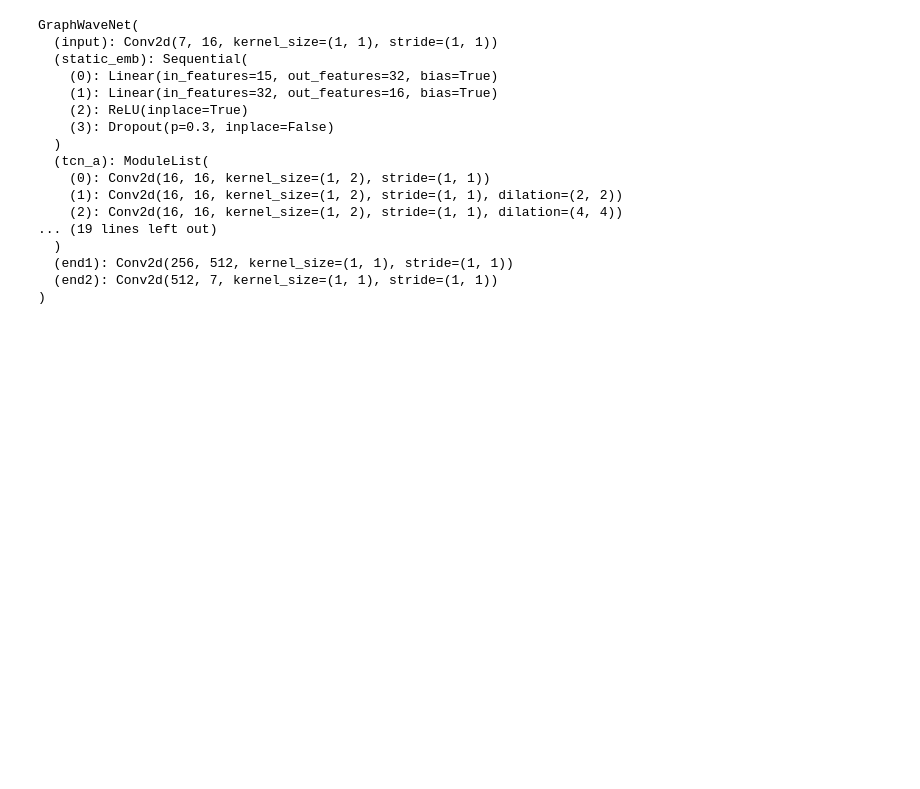
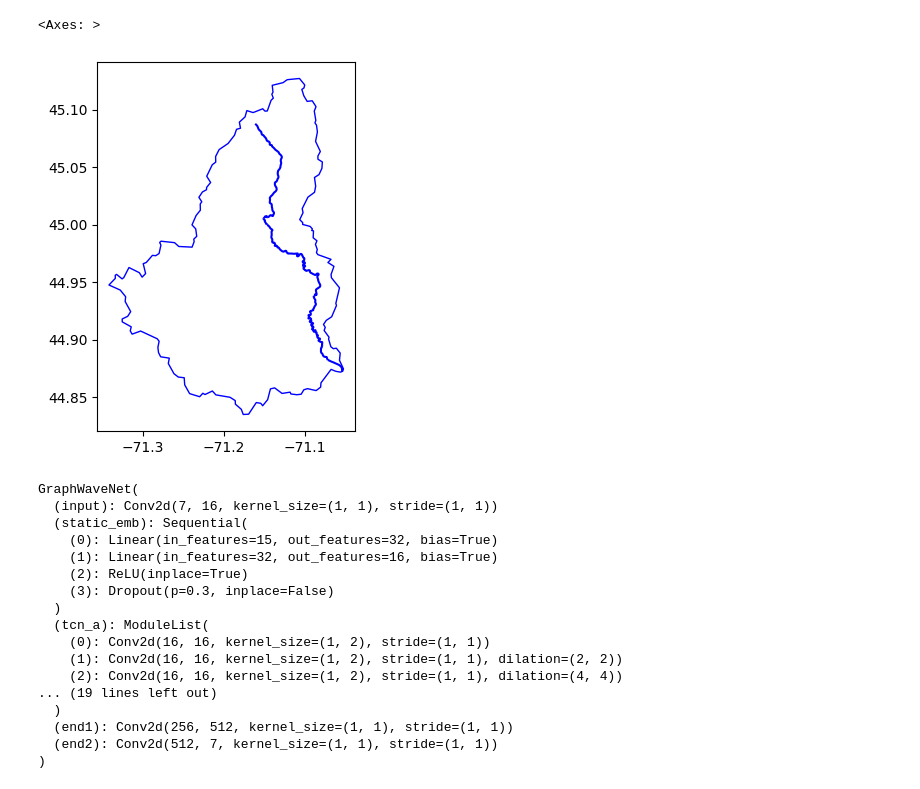
Before and after one commit to undertow515/GATWN, a Jupyter notebook: example.ipynb, the cells around one changed output. Saved outputs shown, nothing was run; the diff lists cells and outputs as text; code cells hidden in the pictures; blank space fills up the shorter version.

```diff
--- a/example.ipynb
+++ b/example.ipynb
@@ -44,0 +48,19 @@ Key improvements over traditional GraphWaveNet:
+# %%
+from pynhd import NLDI, WaterData, NHDPlusHR, GeoConnex
+import geopandas as gpd
+import pandas as pd
+import pynhd as nhd
+nldi = NLDI()
+station_id = "01052500"
+basin = nldi.get_basins(station_id)
+flw_main = nldi.navigate_byid(
+    fsource="nwissite",
+    fid=f"USGS-{station_id}",
+    navigation="upstreamMain",
+    source="flowlines",
+    distance=1000,
+)
+
+flw_main # example of a flowline
+# total 8 flowlines(node) are returned
+# and for upstream and downstream connection, total 7 edges are returned
@@ -45,3 +77,12 @@ Key improvements over traditional GraphWaveNet:
+# %%
+import matplotlib.pyplot as plt
+# example of a basin
+fig, ax = plt.subplots()
+basin.plot(ax=ax, facecolor="none", edgecolor="blue")
+flw_main.plot(ax=ax, color="blue")
+# %% [output]
+<Axes: >
+[figure, added]
 # %%
 from engine import Engine
 import torch
```
Also changed, not shown: parts of 3 cells of this notebook.
